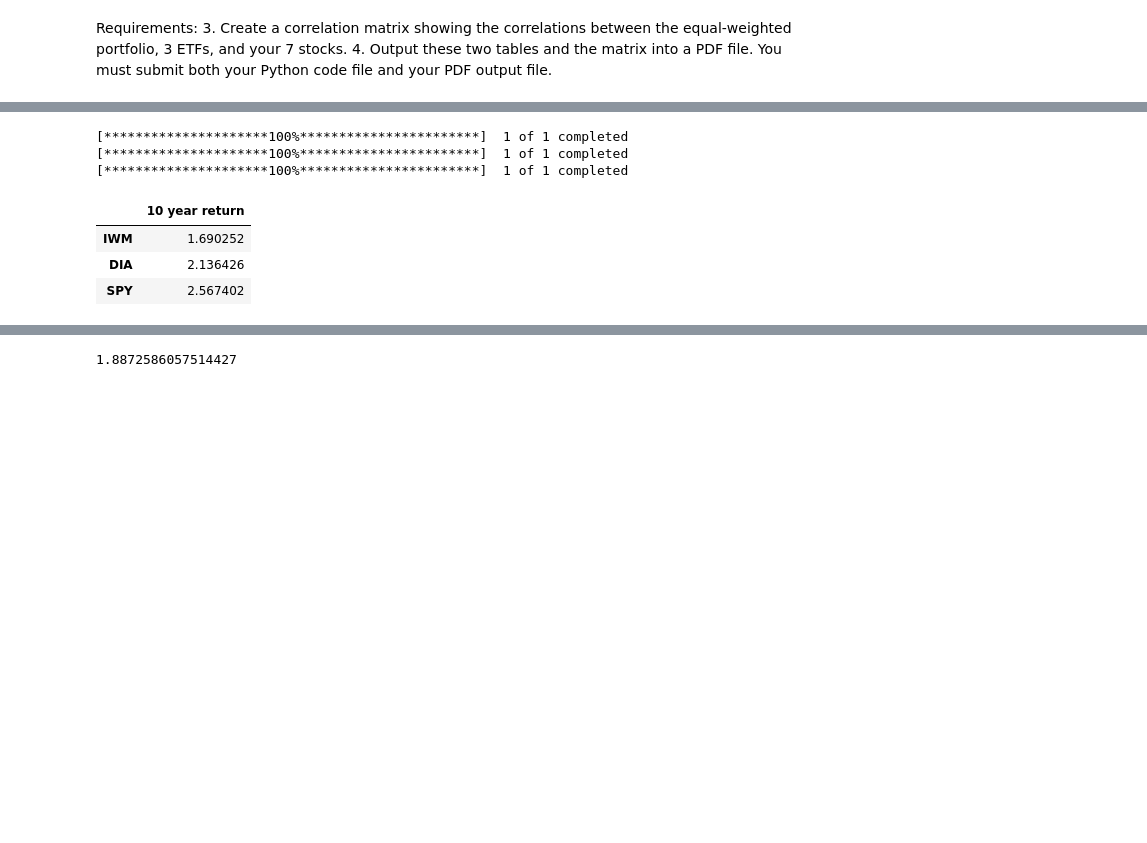
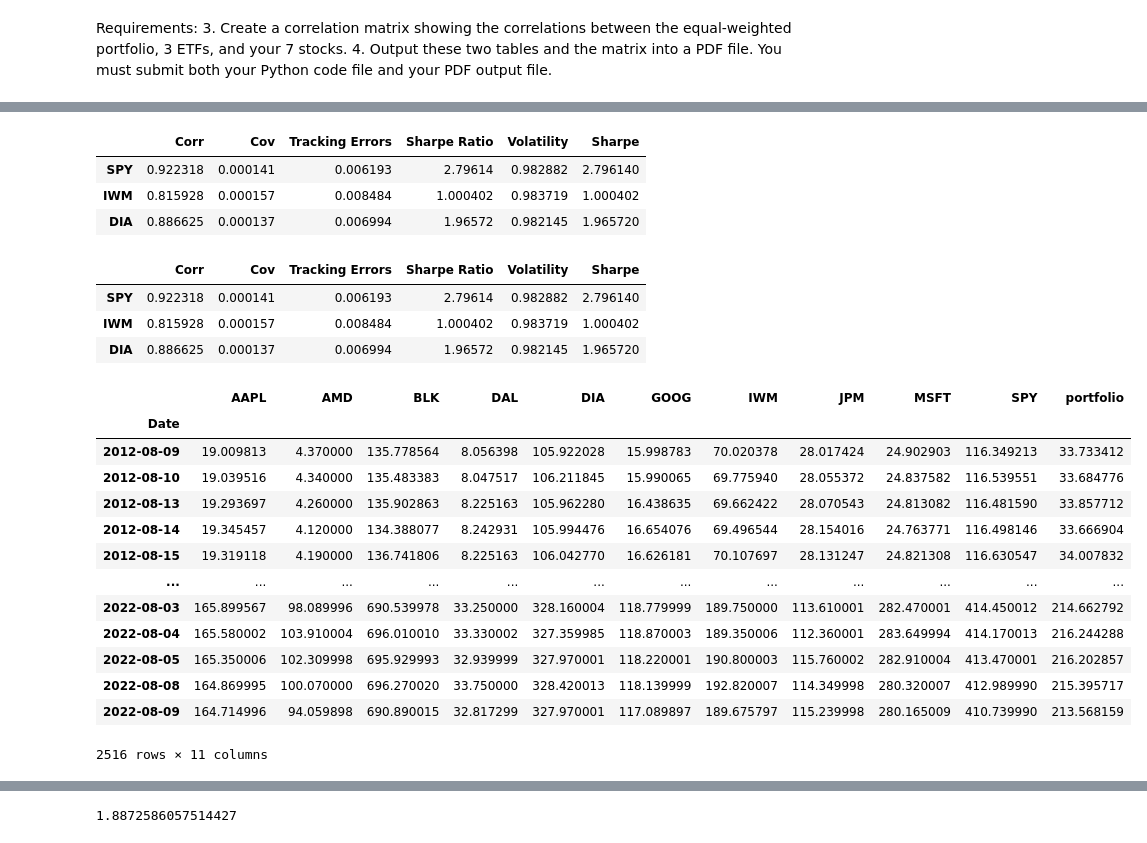
Before and after one commit to CCNY-Analytics-and-Quant/Minghao-HW_and_Project, a Jupyter notebook: Portfolio Analysis.ipynb, the cells around one changed output, grey strips where cells are left out. Saved outputs shown, nothing was run; the diff lists cells and outputs as text; code cells hidden in the pictures; blank space fills up the shorter version.

```diff
--- a/Portfolio Analysis.ipynb
+++ b/Portfolio Analysis.ipynb
@@ -138,21 +194,32 @@ risk_analysis
 # %%
-market_table = pd.DataFrame(columns = ['Ticker', 'Corr', 'Cov', 'Tracking Errors', 'Sharpe Ratio','Volatility'])
-market_table['Ticker'] = ['IWM','DIA','SPY']
+market_table
+# %% [output]
+|  | Corr | Cov | Tracking Errors | Sharpe Ratio | Volatility | Sharpe |
+| SPY | 0.922318 | 0.000141 | 0.006193 | 2.79614 | 0.982882 | 2.796140 |
+| IWM | 0.815928 | 0.000157 | 0.008484 | 1.000402 | 0.983719 | 1.000402 |
+| DIA | 0.886625 | 0.000137 | 0.006994 | 1.96572 | 0.982145 | 1.965720 |
 # %%
-returns = pd.DataFrame(index=['IWM','DIA','SPY'],columns = ['10 year return'])
-for count in returns.index:
-    returns['10 year return'][count] = total_return(count,'10y')
 # %% [output]
-[*********************100%***********************]  1 of 1 completed
-[*********************100%***********************]  1 of 1 completed
-[*********************100%***********************]  1 of 1 completed
+|  | Corr | Cov | Tracking Errors | Sharpe Ratio | Volatility | Sharpe |
+| SPY | 0.922318 | 0.000141 | 0.006193 | 2.79614 | 0.982882 | 2.796140 |
+| IWM | 0.815928 | 0.000157 | 0.008484 | 1.000402 | 0.983719 | 1.000402 |
+| DIA | 0.886625 | 0.000137 | 0.006994 | 1.96572 | 0.982145 | 1.965720 |
 # %%
-returns
 # %% [output]
-|  | 10 year return |
-| IWM | 1.690252 |
-| DIA | 2.136426 |
-| SPY | 2.567402 |
+|  | AAPL | AMD | BLK | DAL | DIA | GOOG | IWM | JPM | MSFT | SPY | portfolio |
+| Date |  |  |  |  |  |  |  |  |  |  |  |
+| 2012-08-09 | 19.009813 | 4.370000 | 135.778564 | 8.056398 | 105.922028 | 15.998783 | 70.020378 | 28.017424 | 24.902903 | 116.349213 | 33.733412 |
+| 2012-08-10 | 19.039516 | 4.340000 | 135.483383 | 8.047517 | 106.211845 | 15.990065 | 69.775940 | 28.055372 | 24.837582 | 116.539551 | 33.684776 |
+| 2012-08-13 | 19.293697 | 4.260000 | 135.902863 | 8.225163 | 105.962280 | 16.438635 | 69.662422 | 28.070543 | 24.813082 | 116.481590 | 33.857712 |
+| 2012-08-14 | 19.345457 | 4.120000 | 134.388077 | 8.242931 | 105.994476 | 16.654076 | 69.496544 | 28.154016 | 24.763771 | 116.498146 | 33.666904 |
+| 2012-08-15 | 19.319118 | 4.190000 | 136.741806 | 8.225163 | 106.042770 | 16.626181 | 70.107697 | 28.131247 | 24.821308 | 116.630547 | 34.007832 |
+| ... | ... | ... | ... | ... | ... | ... | ... | ... | ... | ... | ... |
+| 2022-08-03 | 165.899567 | 98.089996 | 690.539978 | 33.250000 | 328.160004 | 118.779999 | 189.750000 | 113.610001 | 282.470001 | 414.450012 | 214.662792 |
+| 2022-08-04 | 165.580002 | 103.910004 | 696.010010 | 33.330002 | 327.359985 | 118.870003 | 189.350006 | 112.360001 | 283.649994 | 414.170013 | 216.244288 |
+| 2022-08-05 | 165.350006 | 102.309998 | 695.929993 | 32.939999 | 327.970001 | 118.220001 | 190.800003 | 115.760002 | 282.910004 | 413.470001 | 216.202857 |
+| 2022-08-08 | 164.869995 | 100.070000 | 696.270020 | 33.750000 | 328.420013 | 118.139999 | 192.820007 | 114.349998 | 280.320007 | 412.989990 | 215.395717 |
+| 2022-08-09 | 164.714996 | 94.059898 | 690.890015 | 32.817299 | 327.970001 | 117.089897 | 189.675797 | 115.239998 | 280.165009 | 410.739990 | 213.568159 |
+2516 rows × 11 columns
 # %%
 # %% [output]
 [*********************100%***********************]  1 of 1 completed
```
Also changed, not shown: parts of 9 cells of this notebook, 6 other files.
